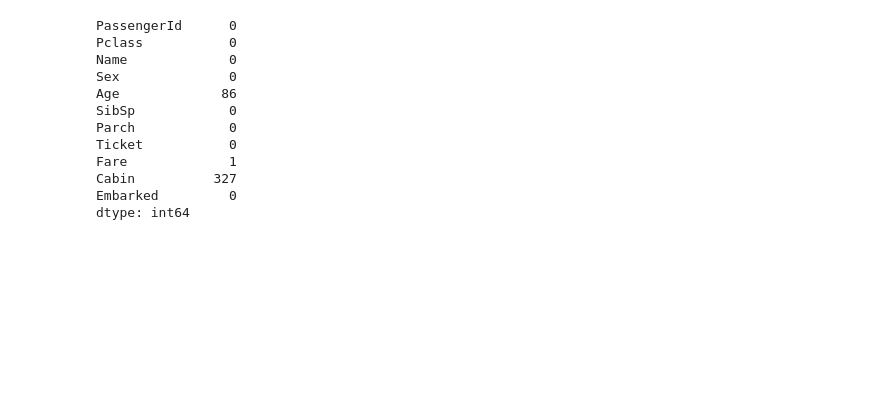
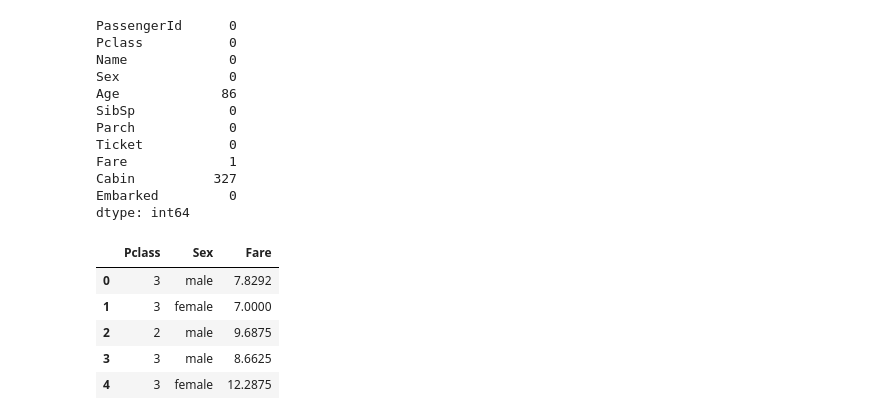
Before and after one commit to msm-mir/titanic-survival-prediction-lr, a Jupyter notebook: src/Logistic_Regression.ipynb, the cells around one changed output. Saved outputs shown, nothing was run; the diff lists cells and outputs as text; code cells hidden in the pictures; blank space fills up the shorter version.

Commit message:
delete unused columns and columns with excessive nulls from Kaggle test dataset and display the first few rows

```diff
--- a/src/Logistic_Regression.ipynb
+++ b/src/Logistic_Regression.ipynb
@@ -280,3 +280,16 @@ Fare             1
 Cabin          327
 Embarked         0
 dtype: int64
+# %%
+# Delete columns that are not used or have too many nulls
+
+X_kaggle = X_kaggle.drop(columns=['PassengerId', 'Name', 'Ticket', 'Cabin', 'Age', 'SibSp', 'Parch', 'Embarked'])
+# %%
+X_kaggle.head()
+# %% [output]
+|  | Pclass | Sex | Fare |
+| 0 | 3 | male | 7.8292 |
+| 1 | 3 | female | 7.0000 |
+| 2 | 2 | male | 9.6875 |
+| 3 | 3 | male | 8.6625 |
+| 4 | 3 | female | 12.2875 |
```
